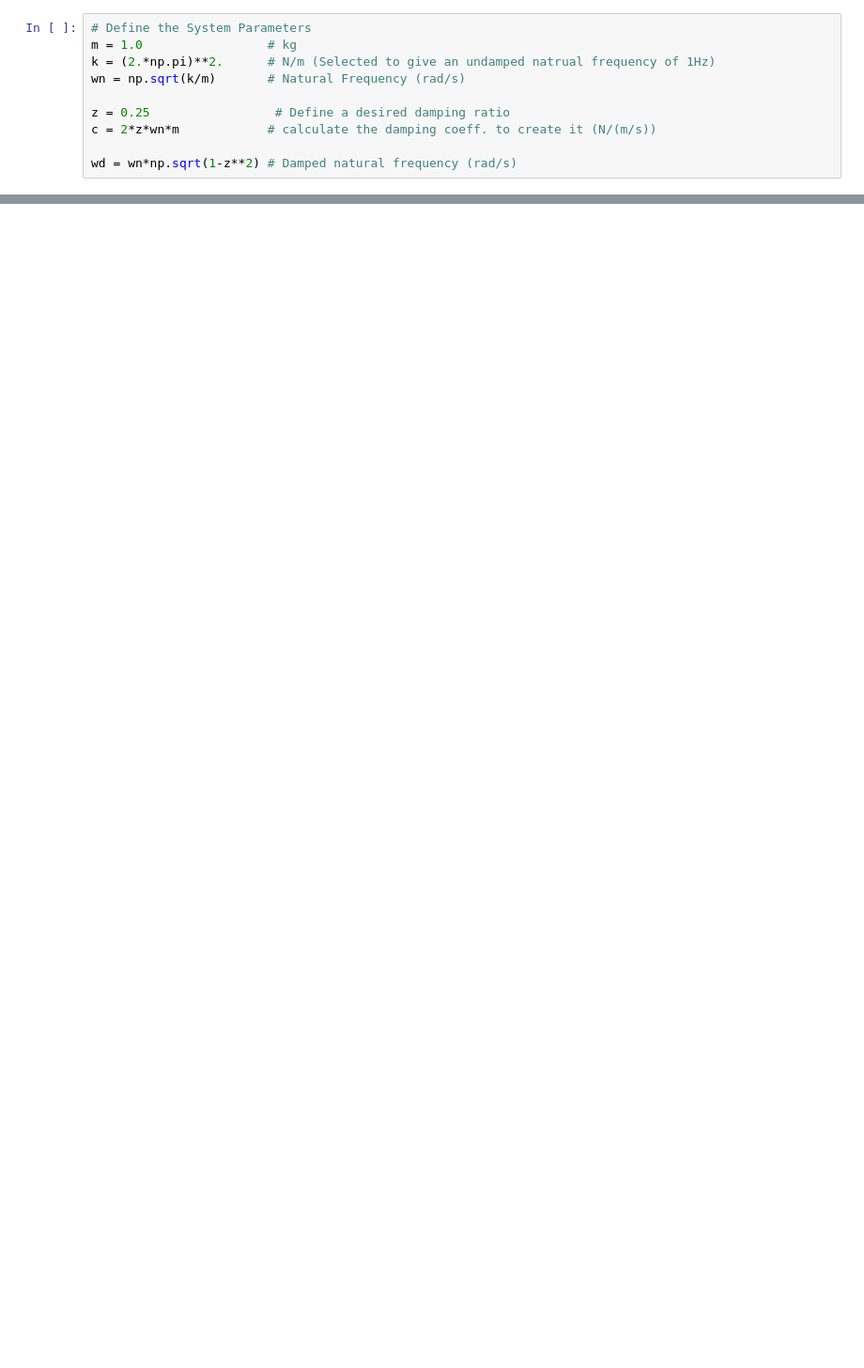
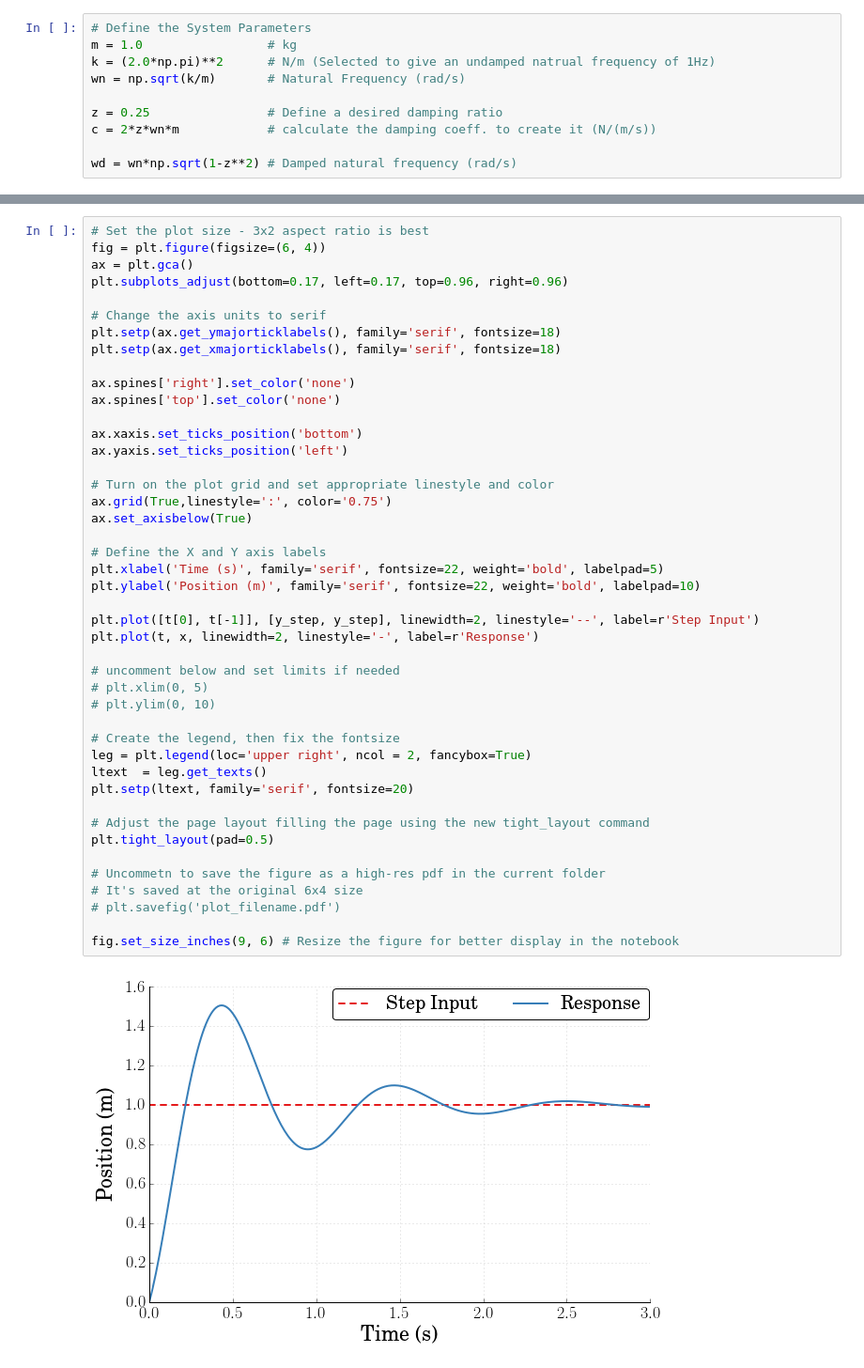
Before and after one commit to DocVaughan/MCHE485---Mechanical-Vibrations, a Jupyter notebook: IPython Notebooks/Mass Spring Damper - Step Input.ipynb, the cells around one changed output, grey strips where cells are left out. Shown at 94% size. Saved outputs shown, nothing was run; the diff lists cells and outputs as text; blank space fills up the shorter version.

```diff
--- a/IPython Notebooks/Mass Spring Damper - Step Input.ipynb
+++ b/IPython Notebooks/Mass Spring Damper - Step Input.ipynb
@@ -32,10 +37,10 @@ Populating the interactive namespace from numpy and matplotlib
 # %%
 # Define the System Parameters
 m = 1.0                 # kg
-k = (2.*np.pi)**2.      # N/m (Selected to give an undamped natrual frequency of 1Hz)
+k = (2.0*np.pi)**2      # N/m (Selected to give an undamped natrual frequency of 1Hz)
 wn = np.sqrt(k/m)       # Natural Frequency (rad/s)
 
-z = 0.25                 # Define a desired damping ratio
+z = 0.25                # Define a desired damping ratio
 c = 2*z*wn*m            # calculate the damping coeff. to create it (N/(m/s))
 
 wd = wn*np.sqrt(1-z**2) # Damped natural frequency (rad/s)
@@ -41,0 +57,46 @@ wd = wn*np.sqrt(1-z**2) # Damped natural frequency (rad/s)
+# %%
+# Set the plot size - 3x2 aspect ratio is best
+fig = plt.figure(figsize=(6, 4))
+ax = plt.gca()
+plt.subplots_adjust(bottom=0.17, left=0.17, top=0.96, right=0.96)
+
+# Change the axis units to serif
+plt.setp(ax.get_ymajorticklabels(), family='serif', fontsize=18)
+plt.setp(ax.get_xmajorticklabels(), family='serif', fontsize=18)
+
+ax.spines['right'].set_color('none')
+ax.spines['top'].set_color('none')
+
+ax.xaxis.set_ticks_position('bottom')
+ax.yaxis.set_ticks_position('left')
+
+# Turn on the plot grid and set appropriate linestyle and color
+ax.grid(True,linestyle=':', color='0.75')
+ax.set_axisbelow(True)
+
+# Define the X and Y axis labels
+plt.xlabel('Time (s)', family='serif', fontsize=22, weight='bold', labelpad=5)
+plt.ylabel('Position (m)', family='serif', fontsize=22, weight='bold', labelpad=10)
+
+plt.plot([t[0], t[-1]], [y_step, y_step], linewidth=2, linestyle='--', label=r'Step Input')
+plt.plot(t, x, linewidth=2, linestyle='-', label=r'Response')
+
+# uncomment below and set limits if needed
+# plt.xlim(0, 5)
+# plt.ylim(0, 10)
+
+# Create the legend, then fix the fontsize
+leg = plt.legend(loc='upper right', ncol = 2, fancybox=True)
+ltext  = leg.get_texts()
+plt.setp(ltext, family='serif', fontsize=20)
+
+# Adjust the page layout filling the page using the new tight_layout command
+plt.tight_layout(pad=0.5)
+
+# Uncommetn to save the figure as a high-res pdf in the current folder
+# It's saved at the original 6x4 size
+# plt.savefig('plot_filename.pdf')
+
+fig.set_size_inches(9, 6) # Resize the figure for better display in the notebook
+# %% [output]
+[figure, added]
```
Also changed, not shown: parts of 18 cells of this notebook, 1 other file.
